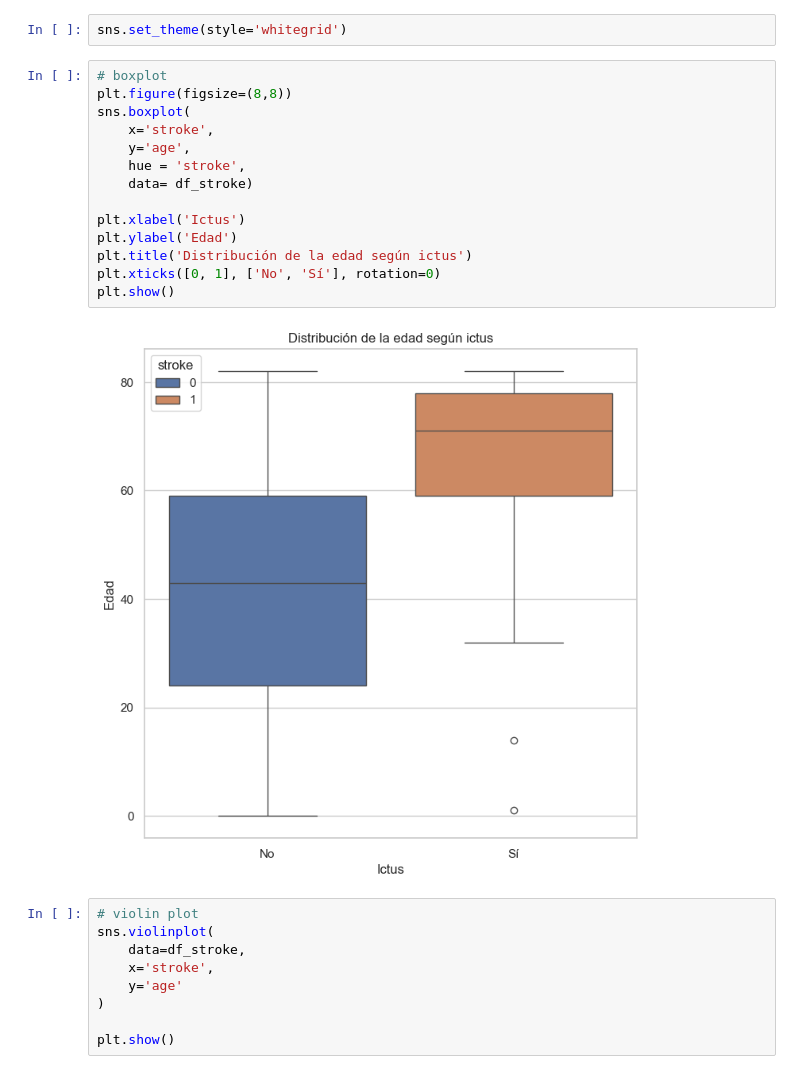
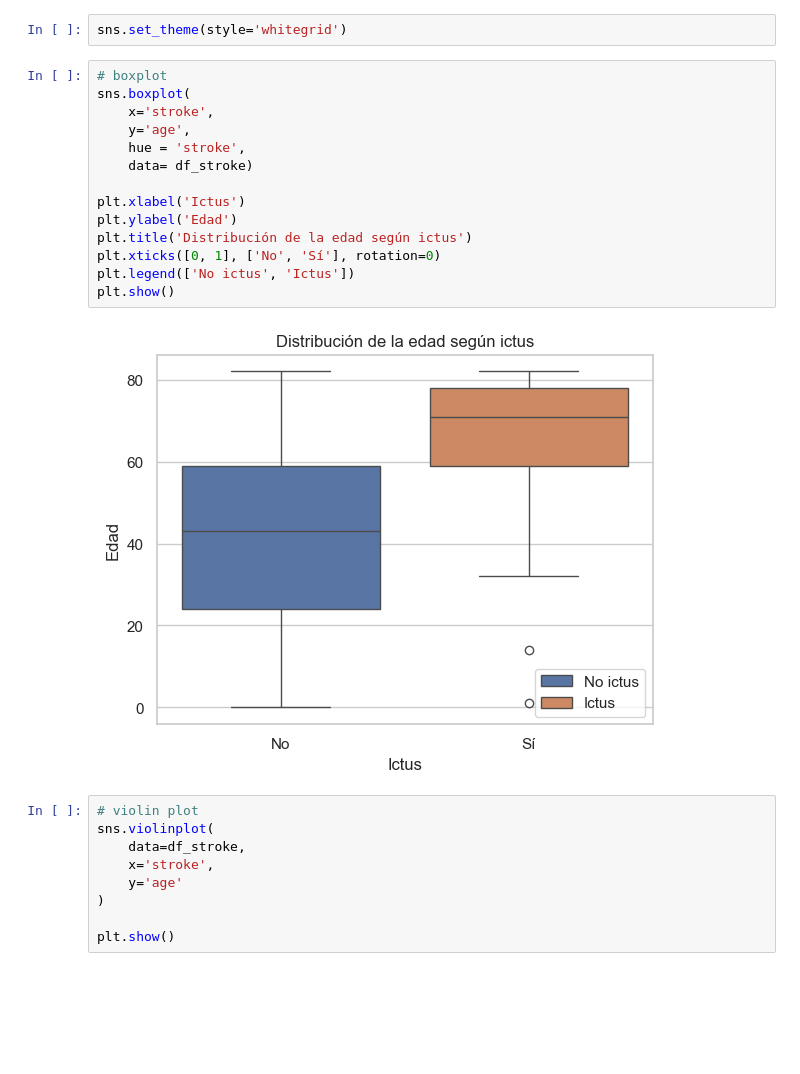
Before and after one commit to eleacos/EDA_Stroke_Prediction, a Jupyter notebook: src/notebooks/notebook-eda-inicial.ipynb, the cells around one changed output. Cells and saved outputs as stored; diff of their text form; blank space fills up the shorter version.

```diff
--- a/src/notebooks/notebook-eda-inicial.ipynb
+++ b/src/notebooks/notebook-eda-inicial.ipynb
@@ -345,20 +345,20 @@ Comparamos siempre con stroke (variable directora), que es una variable categór
 sns.set_theme(style='whitegrid')
 # %%
 # boxplot
-plt.figure(figsize=(8,8))
 sns.boxplot(
     x='stroke',
     y='age',
     hue = 'stroke',
     data= df_stroke)
 
 plt.xlabel('Ictus')
 plt.ylabel('Edad')
 plt.title('Distribución de la edad según ictus')
 plt.xticks([0, 1], ['No', 'Sí'], rotation=0)
+plt.legend(['No ictus', 'Ictus'])
 plt.show()
 # %% [output]
-[figure, old version]
+[figure, new version]
 # %%
 # violin plot
 sns.violinplot(
```
Also changed, not shown: parts of 2 cells of this notebook.
